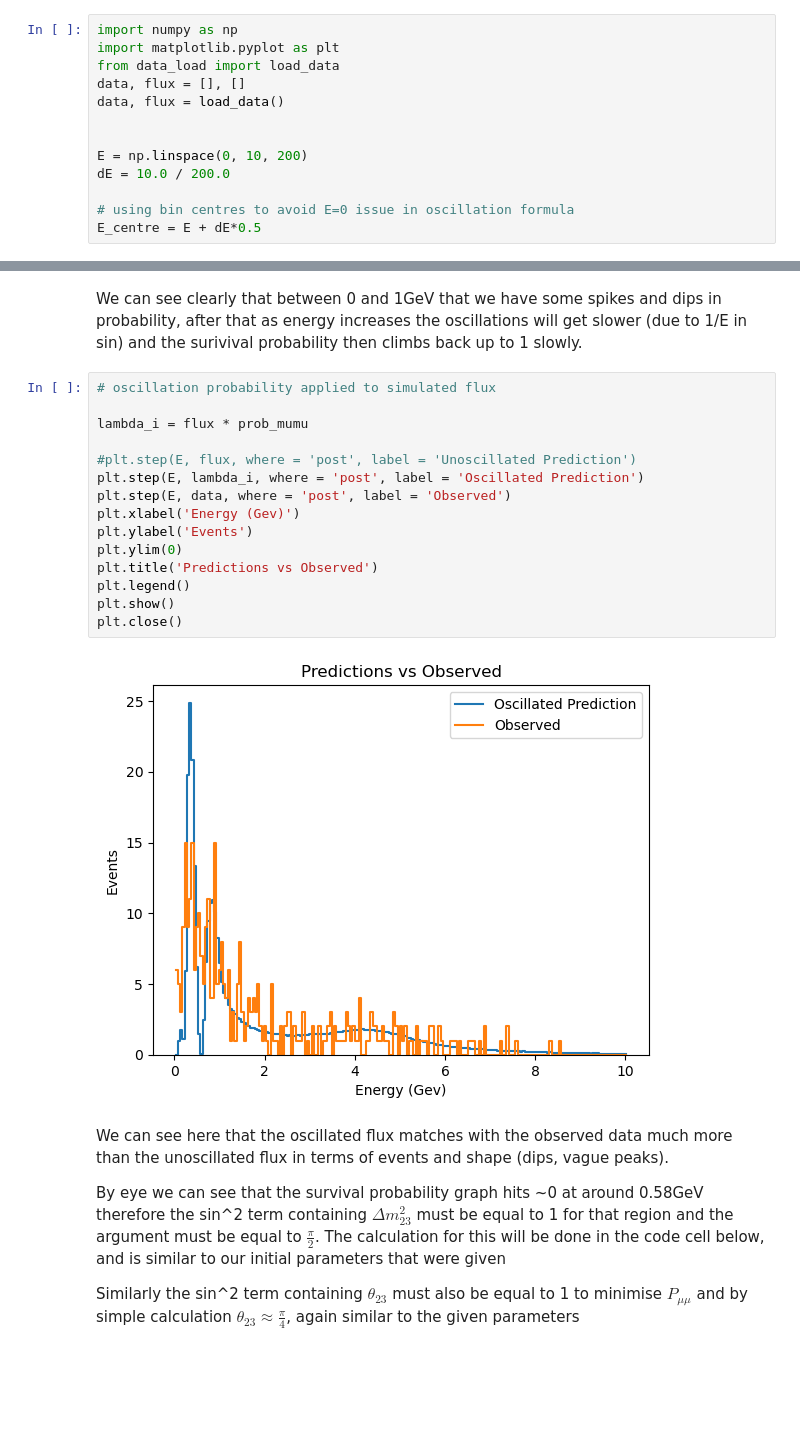
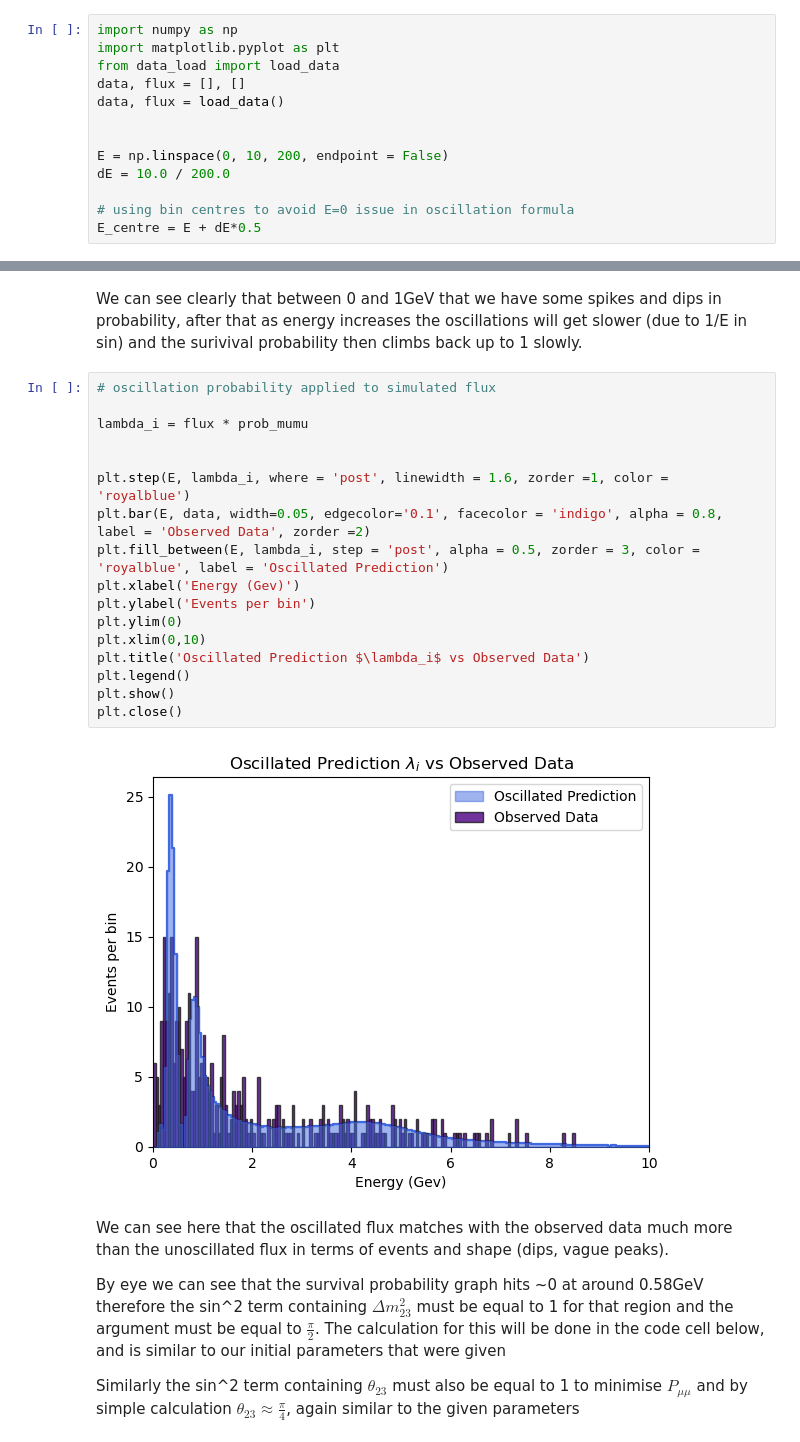
Before and after one commit to xyzenithh/Computational_Physics_Project, a Jupyter notebook: task3_2.ipynb, the cells around one changed output, grey strips where cells are left out. Drawn from its saved outputs; the diff is of its cells as text; blank space fills up the shorter version.

```diff
--- a/task3_2.ipynb
+++ b/task3_2.ipynb
@@ -22,7 +22,7 @@ data, flux = [], []
 data, flux = load_data()
 
 
-E = np.linspace(0, 10, 200)
+E = np.linspace(0, 10, 200, endpoint = False)
 dE = 10.0 / 200.0
 
 # using bin centres to avoid E=0 issue in oscillation formula
@@ -54,20 +59,22 @@ We can see clearly that between 0 and 1GeV that we have some spikes and dips in
 # %%
 # oscillation probability applied to simulated flux
 
 lambda_i = flux * prob_mumu
 
-#plt.step(E, flux, where = 'post', label = 'Unoscillated Prediction')
-plt.step(E, lambda_i, where = 'post', label = 'Oscillated Prediction')
-plt.step(E, data, where = 'post', label = 'Observed')
+
+plt.step(E, lambda_i, where = 'post', linewidth = 1.6, zorder =1, color = 'royalblue')
+plt.bar(E, data, width=0.05, edgecolor='0.1', facecolor = 'indigo', alpha = 0.8, label = 'Observed Data', zorder =2)
+plt.fill_between(E, lambda_i, step = 'post', alpha = 0.5, zorder = 3, color = 'royalblue', label = 'Oscillated Prediction')
 plt.xlabel('Energy (Gev)')
-plt.ylabel('Events')
+plt.ylabel('Events per bin')
 plt.ylim(0)
-plt.title('Predictions vs Observed')
+plt.xlim(0,10)
+plt.title('Oscillated Prediction $\lambda_i$ vs Observed Data')
 plt.legend()
 plt.show()
 plt.close()
 # %% [output]
-[figure, old version]
+[figure, new version]
 # %% [markdown]
 We can see here that the oscillated flux matches with the observed data much more than the unoscillated flux in terms of events and shape (dips, vague peaks).
 
```
Also changed, not shown: parts of 1 cell of this notebook, 7 other files.
